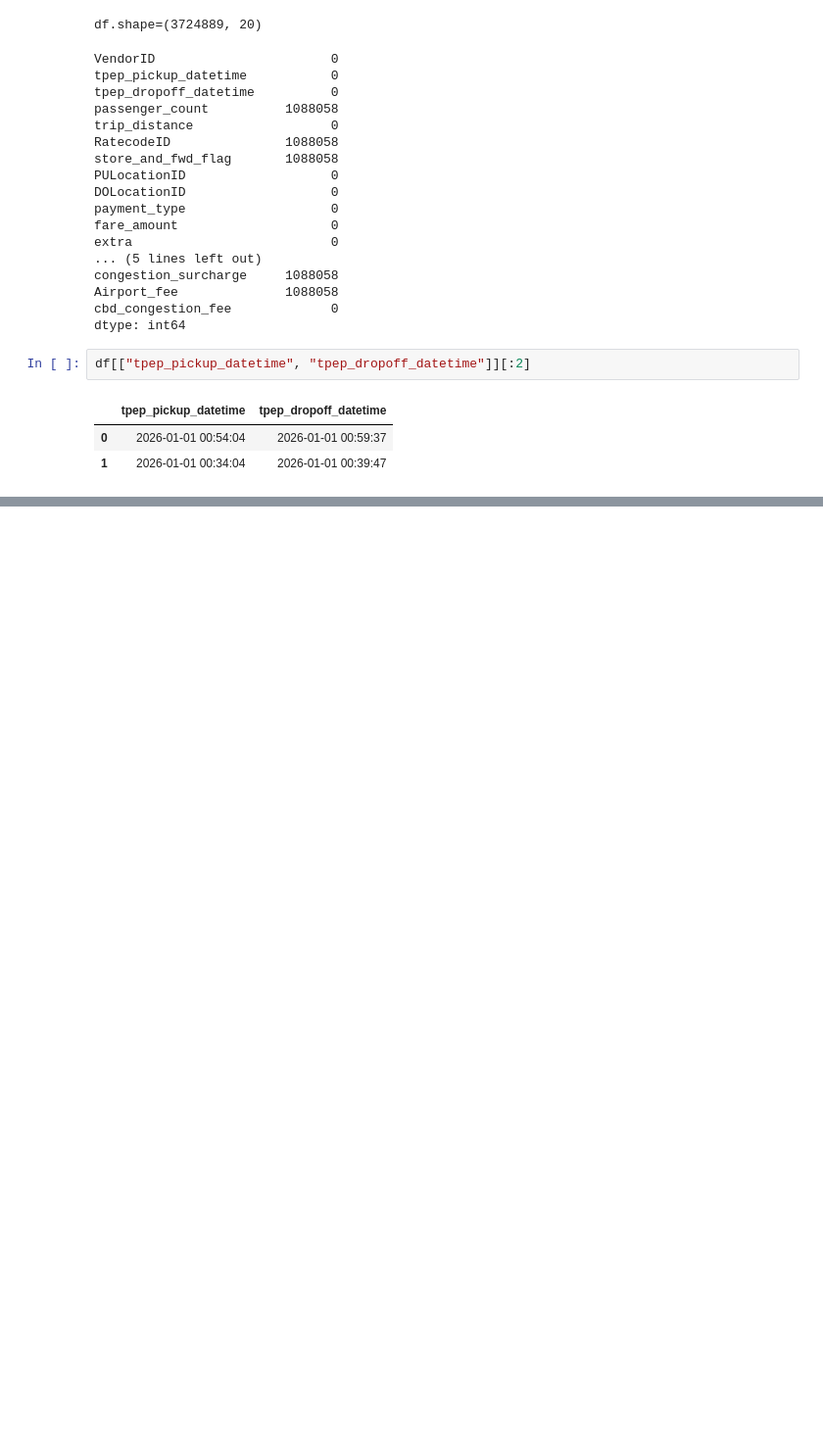
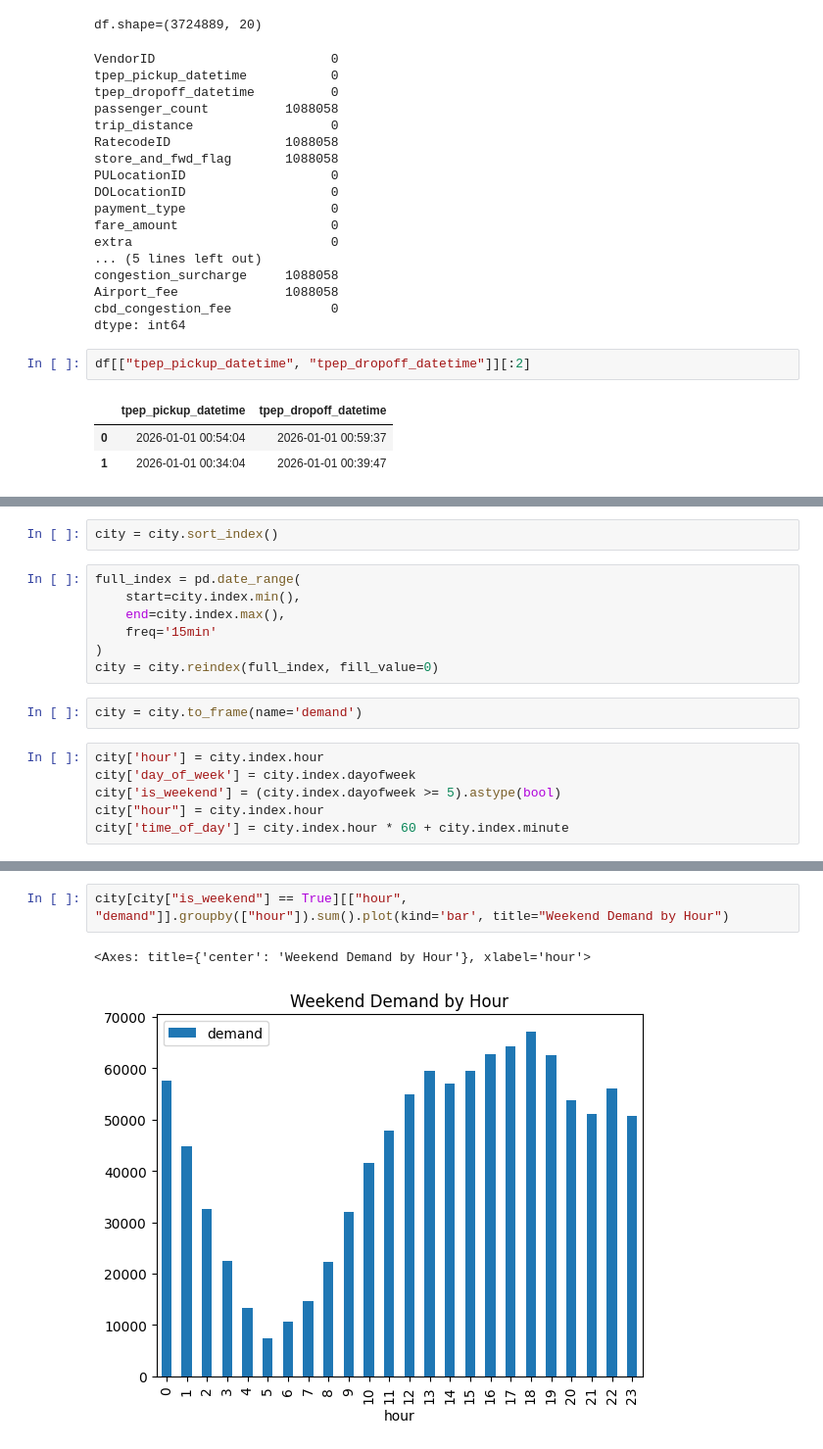
Before and after one commit to sibgatullah01/Temporal-Analysis, a Jupyter notebook: analysis.ipynb, the cells around one changed output, grey strips where cells are left out. Shown at 98% size. Saved outputs shown, nothing was run; the diff lists cells and outputs as text; blank space fills up the shorter version.

```diff
--- a/analysis.ipynb
+++ b/analysis.ipynb
@@ -67,0 +173,17 @@ df[["tpep_pickup_datetime", "tpep_dropoff_datetime"]][:2]
+# %%
+city = city.sort_index()
+# %%
+full_index = pd.date_range(
+    start=city.index.min(),
+    end=city.index.max(),
+    freq='15min'
+)
+city = city.reindex(full_index, fill_value=0)
+# %%
+city = city.to_frame(name='demand')
+# %%
+city['hour'] = city.index.hour
+city['day_of_week'] = city.index.dayofweek
+city['is_weekend'] = (city.index.dayofweek >= 5).astype(bool)
+city["hour"] = city.index.hour
+city['time_of_day'] = city.index.hour * 60 + city.index.minute
@@ -67,0 +206,5 @@ df[["tpep_pickup_datetime", "tpep_dropoff_datetime"]][:2]
+# %%
+city[city["is_weekend"] == True][["hour", "demand"]].groupby(["hour"]).sum().plot(kind='bar', title="Weekend Demand by Hour")
+# %% [output]
+<Axes: title={'center': 'Weekend Demand by Hour'}, xlabel='hour'>
+[figure, added]
```
Also changed, not shown: parts of 26 cells of this notebook, 2 other files.
